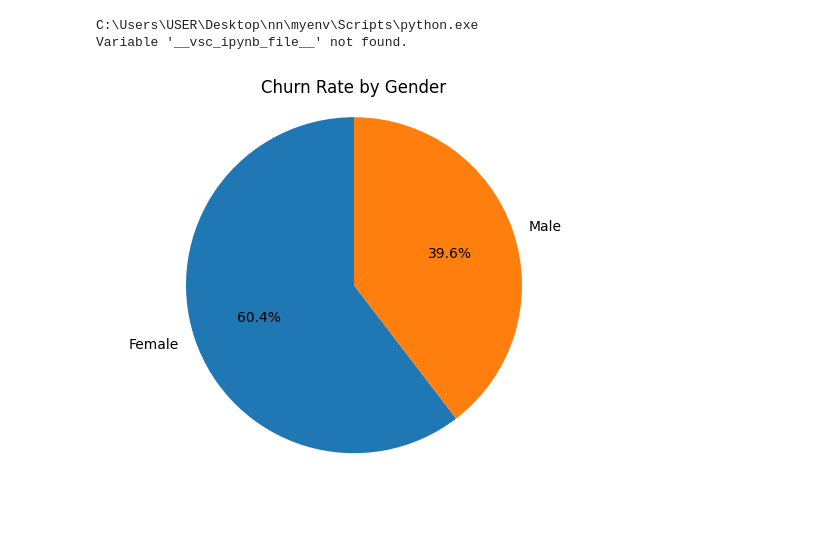
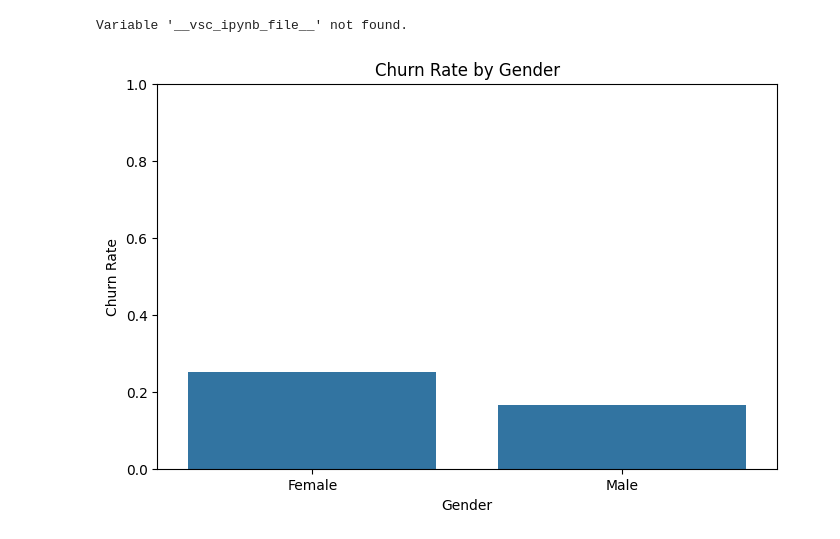
Before and after one commit to mohamdhassa/data-entry-and-analytics-system, a Jupyter notebook: bb.ipynb, the cells around one changed output. Saved outputs shown, nothing was run; the diff lists cells and outputs as text; code cells hidden in the pictures; blank space fills up the shorter version.

```diff
--- a/bb.ipynb
+++ b/bb.ipynb
@@ -114,13 +555,13 @@ Variable '__vsc_ipynb_file__' not found.
 # %%
+
+
 import sys
-print(sys.executable)
-
 import pandas as pd
 import matplotlib.pyplot as plt
-import os
+import seaborn as sns
 import IPython
 
-# Check if the notebook is running in a specific environment before using environment-specific variables
+# Check if the notebook is running in a specific environment
 if hasattr(IPython, 'extract_module_locals'):
     try:
         notebook_name = "/".join(
@@ -130,40 +571,42 @@ if hasattr(IPython, 'extract_module_locals'):
     except KeyError:
         print("Variable '__vsc_ipynb_file__' not found.")
 else:
     print("Not running in a VS Code environment.")
 
 # Load the dataset
 try:
     df = pd.read_csv("output.csv")
 except FileNotFoundError:
     print("Error: 'output.csv' file not found. Please check the file path.")
     exit()
 except pd.errors.ParserError:
     print("Error: Unable to read the 'output.csv' file. Please check the file format.")
     exit()
 
 # Check if the DataFrame is empty
 if df.empty:
     print("Error: The DataFrame is empty. Please check the contents of the 'output.csv' file.")
     exit()
 
-# Calculate churn rate by gender
-gender_churn = df.groupby('gender')['churn'].mean()
 
-# Plot pie chart for churn rate by gender
-fig, ax = plt.subplots()
-ax.pie(gender_churn, labels=gender_churn.index, autopct='%1.1f%%', startangle=90)
-ax.axis('equal')  # Equal aspect ratio ensures that pie is drawn as a circle.
 
+## Churn rate by gender
+churn_rate_gender = data.groupby('gender')['churn'].mean().reset_index()
+
+plt.figure(figsize=(8, 5))
+sns.barplot(x='gender', y='churn', data=churn_rate_gender)
 plt.title('Churn Rate by Gender')
+plt.xlabel('Gender')
+plt.ylabel('Churn Rate')
+plt.ylim(0, 1)
+
 
 # Save the plot
-file_path = 'C:\\Users\\USER\\Desktop\\nn\\nn\\public\\output2.png'
+file_path = 'C:\\Users\\USER\\Desktop\\nn\\nn\\public\\output11.png'
 plt.savefig(file_path)
 
-# Show Plot
+# Show the plot
 plt.show()
 # %% [output]
-C:\Users\USER\Desktop\nn\myenv\Scripts\python.exe
 Variable '__vsc_ipynb_file__' not found.
-[figure, old version]
+[figure, new version]
```
Also changed, not shown: parts of 22 cells of this notebook, 34 other files.
